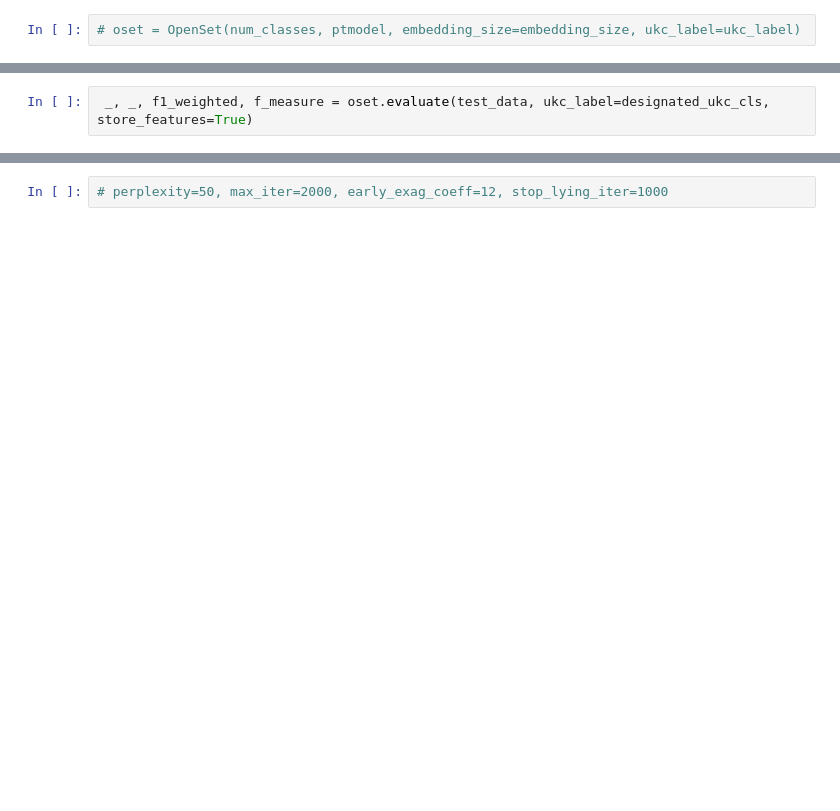
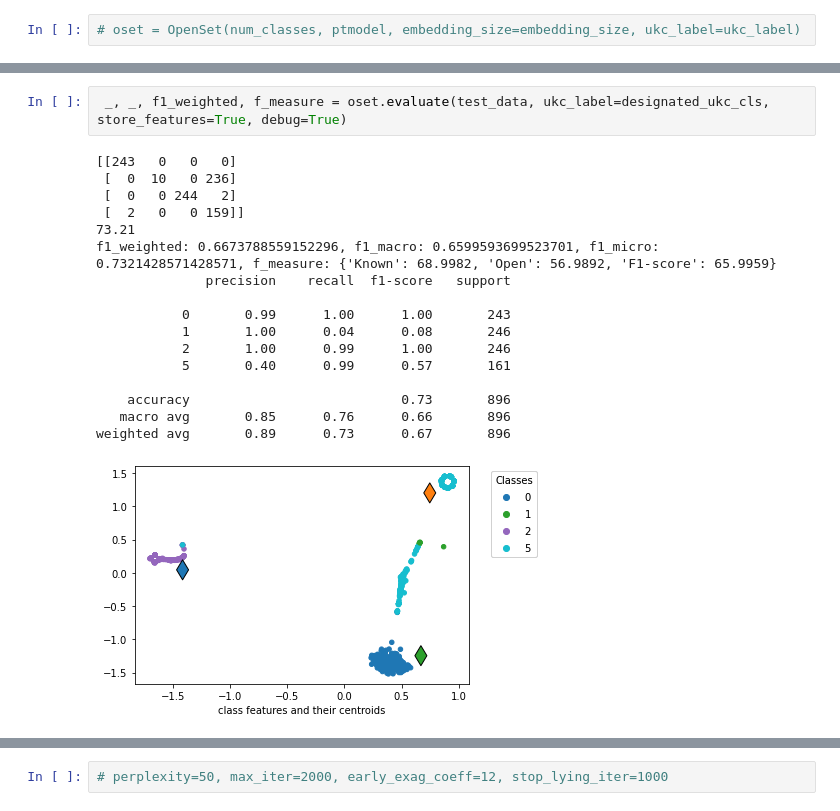
Before and after one commit to BhujayKumarBhatta/OCLog, a Jupyter notebook: oclog/openset/notebooks/VP_1.ipynb, the cells around one changed output, grey strips where cells are left out. Saved outputs shown, nothing was run; the diff lists cells and outputs as text; blank space fills up the shorter version.

```diff
--- a/oclog/openset/notebooks/VP_1.ipynb
+++ b/oclog/openset/notebooks/VP_1.ipynb
@@ -83,5 +116,23 @@ Epoch 6/6
 # %%
- _, _, f1_weighted, f_measure = oset.evaluate(test_data, ukc_label=designated_ukc_cls, store_features=True)
+ _, _, f1_weighted, f_measure = oset.evaluate(test_data, ukc_label=designated_ukc_cls, store_features=True, debug=True)
+# %% [output]
+[[243   0   0   0]
+ [  0  10   0 236]
+ [  0   0 244   2]
+ [  2   0   0 159]]
+73.21
+f1_weighted: 0.6673788559152296, f1_macro: 0.6599593699523701, f1_micro: 0.7321428571428571, f_measure: {'Known': 68.9982, 'Open': 56.9892, 'F1-score': 65.9959}
+              precision    recall  f1-score   support
+
+           0       0.99      1.00      1.00       243
+           1       1.00      0.04      0.08       246
+           2       1.00      0.99      1.00       246
+           5       0.40      0.99      0.57       161
+
+    accuracy                           0.73       896
+   macro avg       0.85      0.76      0.66       896
+weighted avg       0.89      0.73      0.67       896
+[figure, added]
 # %%
 a = np.array(oset.total_features)
 print(a.shape)
```
Also changed, not shown: parts of 36 cells of this notebook, 1 other file.
